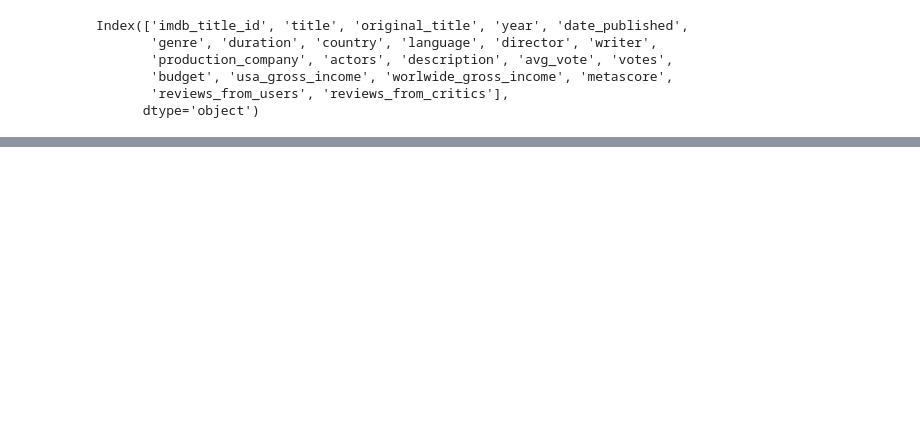
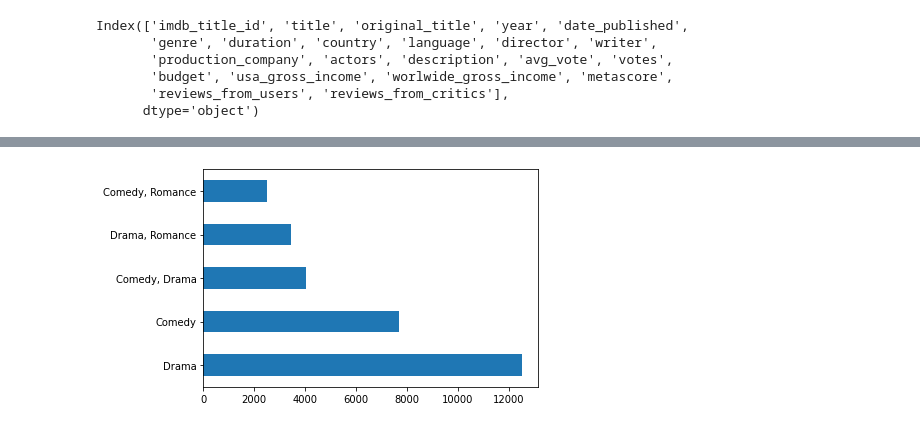
Before and after one commit to KatBotkowska/CodersCrew, a Jupyter notebook: Netflix_data.ipynb, the cells around one changed output, grey strips where cells are left out. Cells and saved outputs as stored; diff of their text form; code cells hidden in the pictures; blank space fills up the shorter version.

Commit message:
Film genres

```diff
--- a/Netflix_data.ipynb
+++ b/Netflix_data.ipynb
@@ -230,0 +364,3 @@ Index(['imdb_title_id', 'title', 'original_title', 'year', 'date_published',
+# %%
+import pandas as pd
+imdb_movies = pd.read_csv('/content/[netflix]/IMDb movies.csv')
@@ -230,0 +383,4 @@ Index(['imdb_title_id', 'title', 'original_title', 'year', 'date_published',
+# %%
+ax = imdb_movies['genre'].value_counts().head().plot.barh( rot=0)
+# %% [output]
+[figure, added]
```
Also changed, not shown: parts of 26 cells of this notebook.
